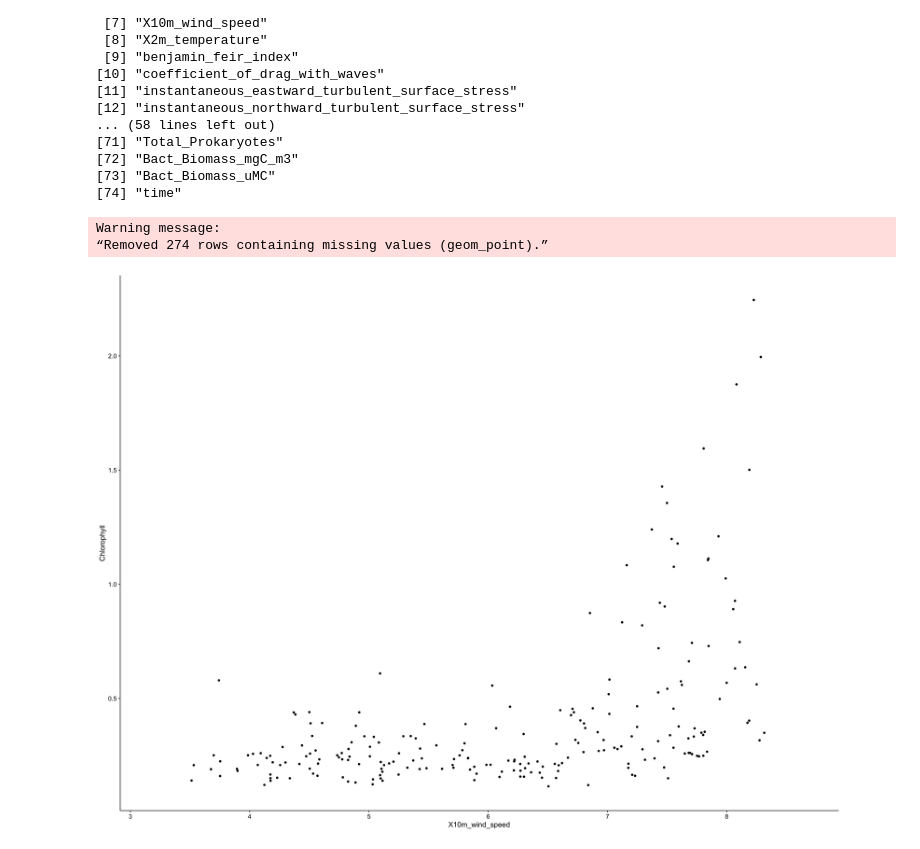
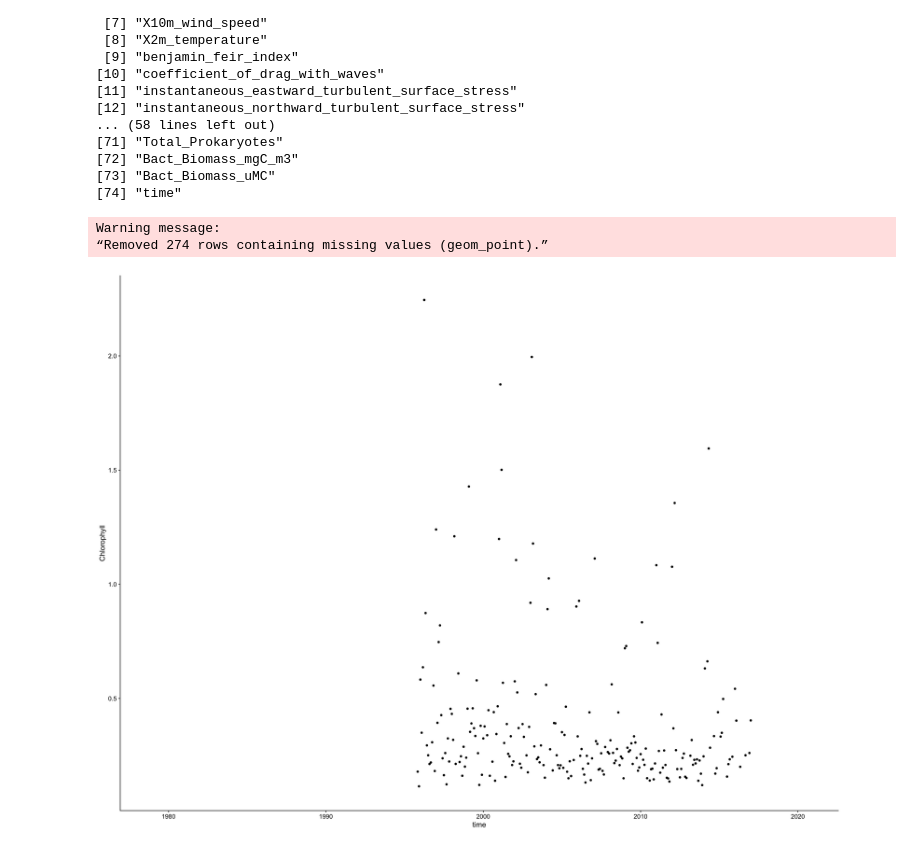
Before and after one commit to ben1post/BennyPhD, a Jupyter notebook: CaRiaco/SCRIPPS/CARIACO_data/Manuscript2DataAnalysis/DataPipeline/TestMachineModels.R.ipynb, the cells around one changed output. Saved outputs shown, nothing was run; the diff lists cells and outputs as text; code cells hidden in the pictures.

```diff
--- a/CaRiaco/SCRIPPS/CARIACO_data/Manuscript2DataAnalysis/DataPipeline/TestMachineModels.R.ipynb
+++ b/CaRiaco/SCRIPPS/CARIACO_data/Manuscript2DataAnalysis/DataPipeline/TestMachineModels.R.ipynb
@@ -41,11 +41,11 @@ names(wind_niskin)
 [73] "Bact_Biomass_uMC"
 [74] "time"
 # %%
-ggplot(data=wind_niskin, aes(x=X10m_wind_speed, y=Chlorophyll))+ geom_point() +theme_cowplot()
+ggplot(data=wind_niskin, aes(x=time, y=Chlorophyll))+ geom_point() +theme_cowplot()
 # %% [output]
 Warning message:
 “Removed 274 rows containing missing values (geom_point).”
-[figure, old version]
+[figure, new version]
 # %%
 wind_niskin
 # %%
```
Also changed, not shown: parts of 16 cells of this notebook, 6 other files.
